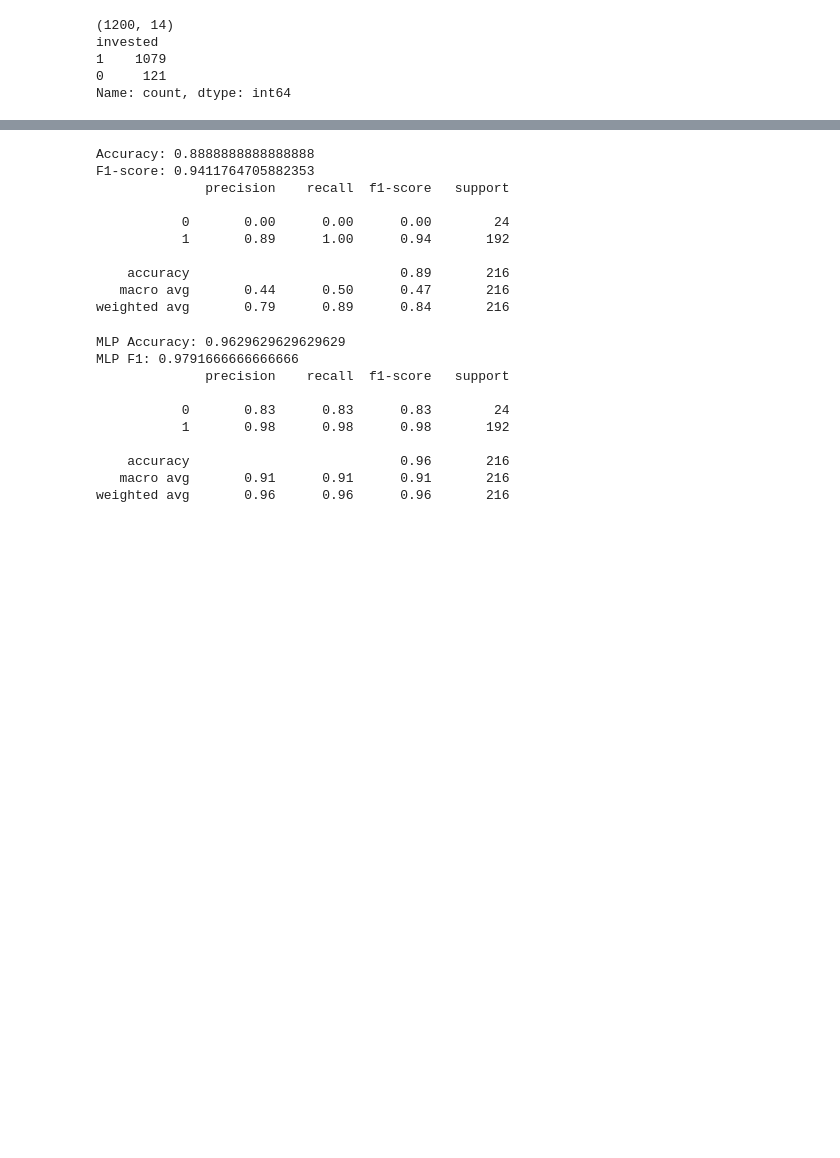
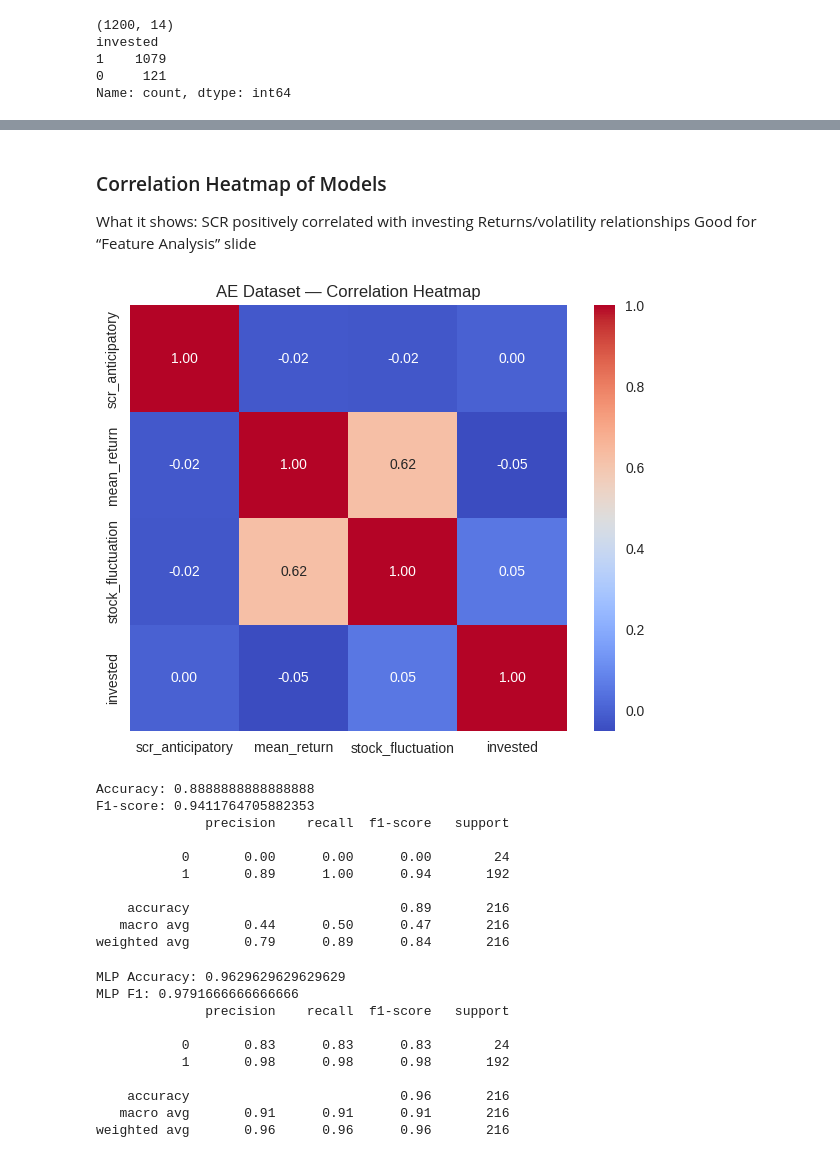
Before and after one commit to submarinejuice/CP322-Final-Project-Group-9, a Jupyter notebook: cp322_FINAL.ipynb, the cells around one changed output, grey strips where cells are left out. Cells and saved outputs as stored; diff of their text form; code cells hidden in the pictures; blank space fills up the shorter version.

```diff
--- a/cp322_FINAL.ipynb
+++ b/cp322_FINAL.ipynb
@@ -132,10 +401,17 @@ evaluate_model("WESAD RF", y_test_w, y_pred_w)
 import re
 import pandas as pd
 
-# 1. ID & static columns we carry along
+print("Current directory:", os.getcwd())
+print("Repo contents:", os.listdir())
+print("DATASET contents:", os.listdir("DATASET"))
+
+df = pd.read_csv("DATASET/AE_investment_dataset.csv")
+df.info()
+
+# 0. ID & static columns
 id_cols = ["Participant_code", "Age", "Gender", "Nationality", "Ethnicity", "Played_stock_market"]
 
-# 2. Find all trial-level columns by prefix
+# 1. Grab trial-level columns by prefix
 stock_cols = [c for c in df.columns if c.startswith("Money_in_stocks_S")]
 scr_cols   = [c for c in df.columns if c.startswith("SCR_AnticipatoryS")]
 ret_cols   = [c for c in df.columns if c.startswith("Mean_Return_S")]
@@ -145,4 +421,24 @@ print("n_stock_cols:", len(stock_cols))
 print("n_scr_cols:", len(scr_cols))
 print("n_return_cols:", len(ret_cols))
 print("n_fluctuation_cols:", len(fluc_cols))
+
+# 2. Map (session, trial) -> column name
+def build_lookup(cols, prefix):
+    lookup = {}
+    for c in cols:
+        # e.g. Money_in_stocks_S1_T3  →  session=1, trial=3
+        m = re.match(rf"{re.escape(prefix)}(\d+)_T(\d+)$", c)
+        if m:
+            s = int(m.group(1))   # session number
+            t = int(m.group(2))   # trial number within session
+            lookup[(s, t)] = c
+    return lookup
+
+stock_map = build_lookup(stock_cols, "Money_in_stocks_S")
+scr_map   = build_lookup(scr_cols,   "SCR_AnticipatoryS")
+ret_map   = build_lookup(ret_cols,   "Mean_Return_S")
+fluc_map  = build_lookup(fluc_cols,  "stock_fluctuation_S")
+
+print("number of keys in stock_map:", len(stock_map))
+print("some keys from stock_map:", list(stock_map.items())[:5])
 # %% [output]
@@ -270,3 +622,22 @@ Clean shape: (1080, 14)
+# %% [markdown]
+ ### Correlation Heatmap of Models
+ What it shows:
+SCR positively correlated with investing
+Returns/volatility relationships
+Good for “Feature Analysis” slide
+# %%
+import seaborn as sns
+import matplotlib.pyplot as plt
+
+corr = clean_df[['scr_anticipatory','mean_return','stock_fluctuation','invested']].corr()
+
+plt.figure(figsize=(6,5))
+sns.heatmap(corr, annot=True, cmap='coolwarm', fmt=".2f")
+plt.title("AE Dataset — Correlation Heatmap")
+plt.tight_layout()
+plt.show()
+# %% [output]
+[figure, added]
 # %%
 from sklearn.model_selection import train_test_split
 from sklearn.preprocessing import StandardScaler
```
Also changed, not shown: parts of 70 cells of this notebook.
